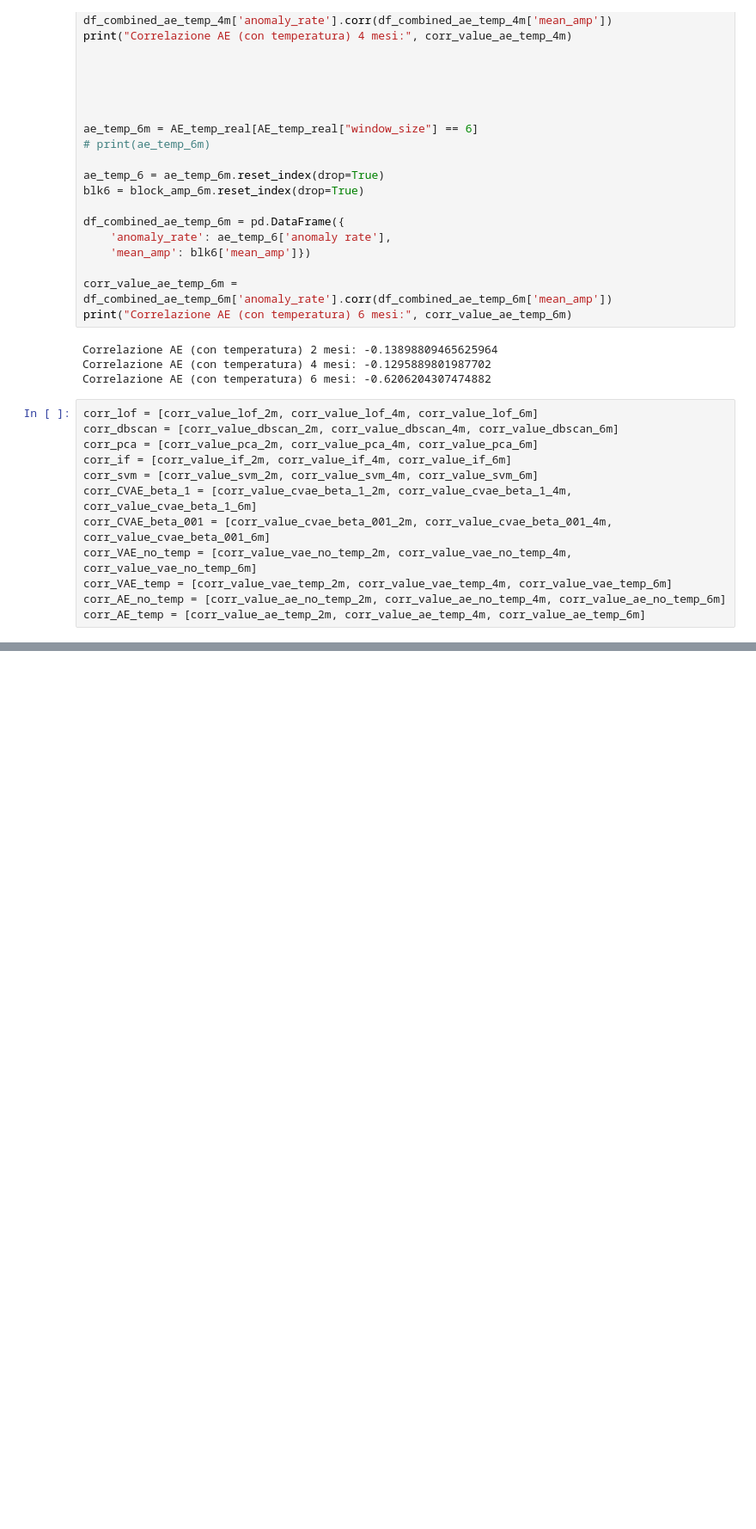
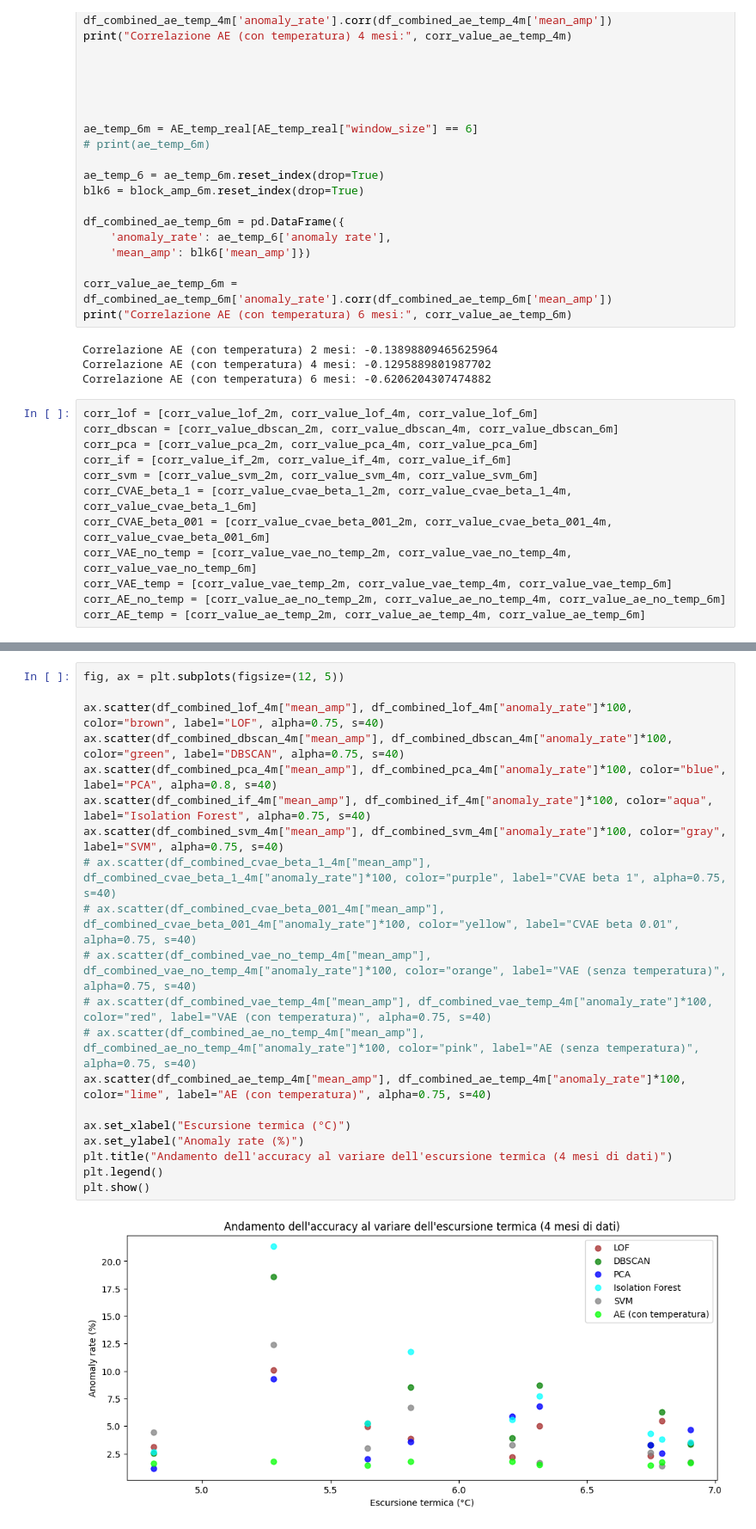
Before and after one commit to RickyF404/Tesi, a Jupyter notebook: Graphs.ipynb, the cells around one changed output, grey strips where cells are left out. Shown at 86% size. Saved outputs shown, nothing was run; the diff lists cells and outputs as text; blank space fills up the shorter version.

```diff
--- a/Graphs.ipynb
+++ b/Graphs.ipynb
@@ -1659,0 +1684,22 @@ plt.show()
+# %%
+fig, ax = plt.subplots(figsize=(12, 5))
+
+ax.scatter(df_combined_lof_4m["mean_amp"], df_combined_lof_4m["anomaly_rate"]*100, color="brown", label="LOF", alpha=0.75, s=40)
+ax.scatter(df_combined_dbscan_4m["mean_amp"], df_combined_dbscan_4m["anomaly_rate"]*100, color="green", label="DBSCAN", alpha=0.75, s=40)
+ax.scatter(df_combined_pca_4m["mean_amp"], df_combined_pca_4m["anomaly_rate"]*100, color="blue", label="PCA", alpha=0.8, s=40)
+ax.scatter(df_combined_if_4m["mean_amp"], df_combined_if_4m["anomaly_rate"]*100, color="aqua", label="Isolation Forest", alpha=0.75, s=40)
+ax.scatter(df_combined_svm_4m["mean_amp"], df_combined_svm_4m["anomaly_rate"]*100, color="gray", label="SVM", alpha=0.75, s=40)
+# ax.scatter(df_combined_cvae_beta_1_4m["mean_amp"], df_combined_cvae_beta_1_4m["anomaly_rate"]*100, color="purple", label="CVAE beta 1", alpha=0.75, s=40)
+# ax.scatter(df_combined_cvae_beta_001_4m["mean_amp"], df_combined_cvae_beta_001_4m["anomaly_rate"]*100, color="yellow", label="CVAE beta 0.01", alpha=0.75, s=40)
+# ax.scatter(df_combined_vae_no_temp_4m["mean_amp"], df_combined_vae_no_temp_4m["anomaly_rate"]*100, color="orange", label="VAE (senza temperatura)", alpha=0.75, s=40)
+# ax.scatter(df_combined_vae_temp_4m["mean_amp"], df_combined_vae_temp_4m["anomaly_rate"]*100, color="red", label="VAE (con temperatura)", alpha=0.75, s=40)
+# ax.scatter(df_combined_ae_no_temp_4m["mean_amp"], df_combined_ae_no_temp_4m["anomaly_rate"]*100, color="pink", label="AE (senza temperatura)", alpha=0.75, s=40)
+ax.scatter(df_combined_ae_temp_4m["mean_amp"], df_combined_ae_temp_4m["anomaly_rate"]*100, color="lime", label="AE (con temperatura)", alpha=0.75, s=40)
+
+ax.set_xlabel("Escursione termica (°C)")
+ax.set_ylabel("Anomaly rate (%)")
+plt.title("Andamento dell'accuracy al variare dell'escursione termica (4 mesi di dati)")
+plt.legend()
+plt.show()
+# %% [output]
+[figure, added]
```
Also changed, not shown: parts of 4 cells of this notebook.
